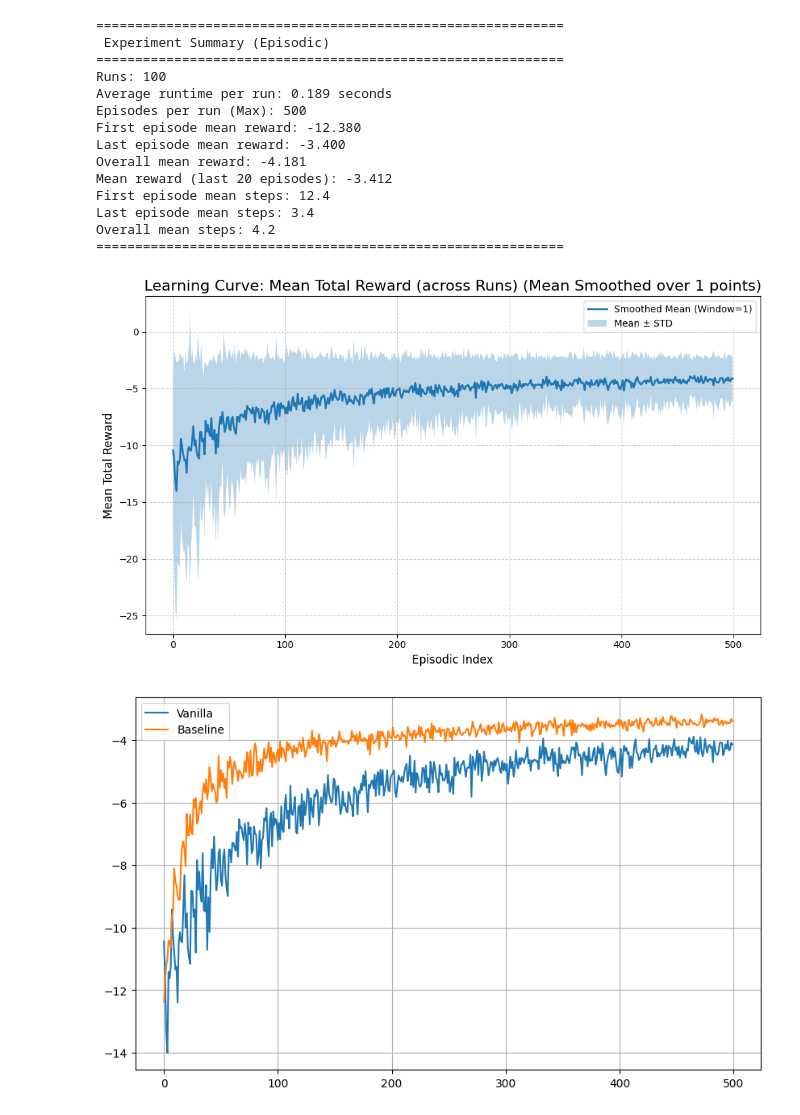
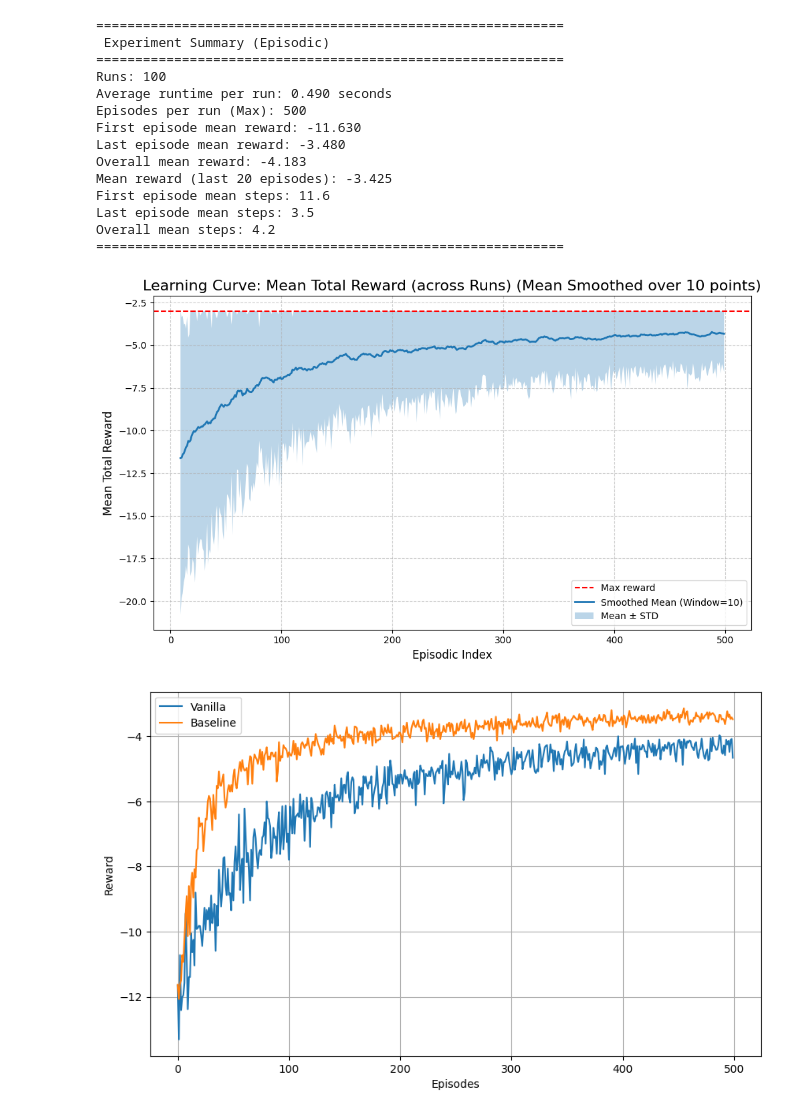
Before and after one commit to alejotoro-o/rlforge, a Jupyter notebook: examples/REINFORCE_shortCorridor.ipynb, the cells around one changed output. Saved outputs shown, nothing was run; the diff lists cells and outputs as text; code cells hidden in the pictures.

```diff
--- a/examples/REINFORCE_shortCorridor.ipynb
+++ b/examples/REINFORCE_shortCorridor.ipynb
@@ -62,38 +64,40 @@ Overall mean steps: 5.7
 # %%
 runner_baseline = ExperimentRunner(env, agent_baseline)
 
-results = runner_baseline.run_episodic(
+results_baseline = runner_baseline.run_episodic(
     num_runs=runs,
     num_episodes=500,
     max_steps_per_episode=100
 )
 
-rewards_baseline = results["mean_rewards"]
-steps_baseline = results["mean_steps"]
+rewards_baseline = results_baseline["mean_rewards"]
+steps_baseline = results_baseline["mean_steps"]
 
 runner_baseline.summary(last_n=20)
-runner.plot_results(window_size=1)
+runner.plot_results(window_size=10, max_reward=-3)
 # %% [output]
 ============================================================
  Experiment Summary (Episodic)
 ============================================================
 Runs: 100
-Average runtime per run: 0.189 seconds
+Average runtime per run: 0.490 seconds
 Episodes per run (Max): 500
-First episode mean reward: -12.380
-Last episode mean reward: -3.400
-Overall mean reward: -4.181
-Mean reward (last 20 episodes): -3.412
-First episode mean steps: 12.4
-Last episode mean steps: 3.4
+First episode mean reward: -11.630
+Last episode mean reward: -3.480
+Overall mean reward: -4.183
+Mean reward (last 20 episodes): -3.425
+First episode mean steps: 11.6
+Last episode mean steps: 3.5
 Overall mean steps: 4.2
 ============================================================
-[figure, old version]
+[figure, new version]
 # %%
 plt.figure(figsize=(10, 6))
 plt.plot(rewards)
 plt.plot(rewards_baseline)
+plt.xlabel('Episodes')
+plt.ylabel('Reward')
 plt.legend(['Vanilla', 'Baseline'])
 plt.grid()
 # %% [output]
-[figure, old version]
+[figure, new version]
```
Also changed, not shown: parts of 3 cells of this notebook, 40 other files.
